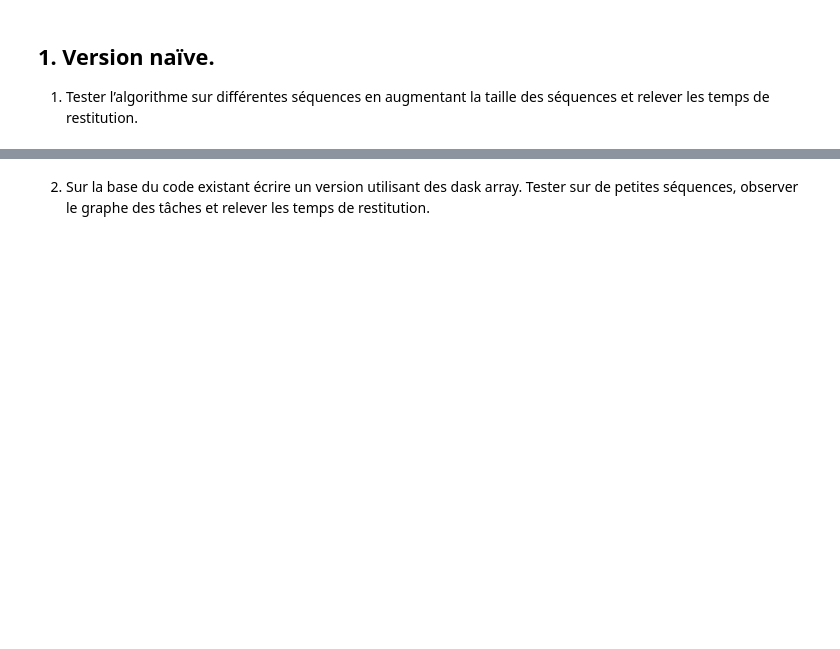
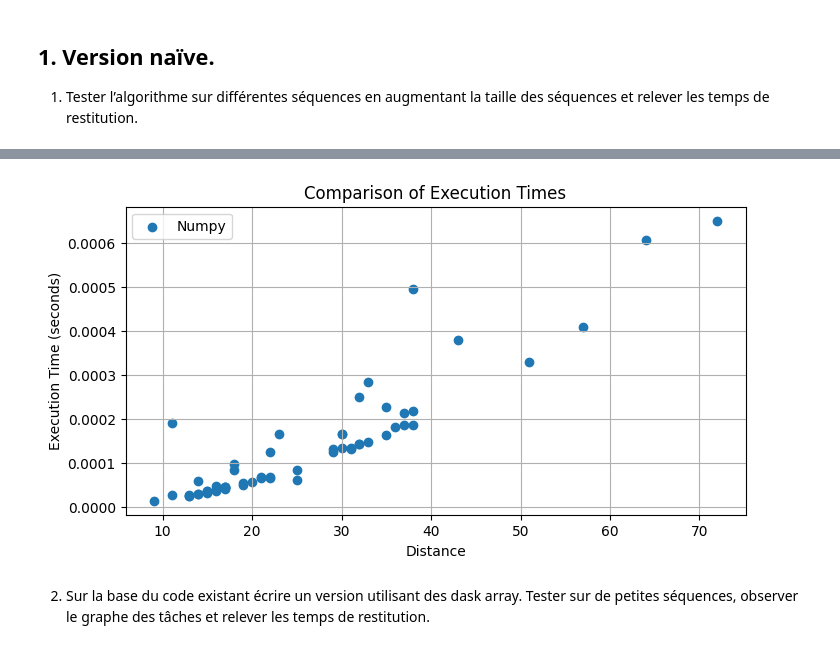
Before and after one commit to RodrigoFernandes-DA/TPs_Univ, a Jupyter notebook: Architectures et Technologies en Sciences des Données/TP6-Dask/TP06_03_Lev/M1SD-TP06-DaskArray-Levenshtein.ipynb, the cells around one changed output, grey strips where cells are left out. Drawn from its saved outputs; the diff is of its cells as text; code cells hidden in the pictures; blank space fills up the shorter version.

```diff
--- a/Architectures et Technologies en Sciences des Données/TP6-Dask/TP06_03_Lev/M1SD-TP06-DaskArray-Levenshtein.ipynb
+++ b/Architectures et Technologies en Sciences des Données/TP6-Dask/TP06_03_Lev/M1SD-TP06-DaskArray-Levenshtein.ipynb
@@ -146,3 +129,14 @@ plt.show()
+# %%
+plt.figure(figsize=(8, 4))
+plt.scatter(chars_np, np_times, label='Numpy', marker='o')
+plt.xlabel('Distance')
+plt.ylabel('Execution Time (seconds)')
+plt.title('Comparison of Execution Times')
+plt.legend()
+plt.grid()
+plt.show()
+# %% [output]
+[figure, added]
 # %% [markdown]
 2. Sur la base du code existant écrire un version utilisant des dask array.
 Tester sur de petites séquences, observer le graphe des tâches et relever les temps de restitution.
```
Also changed, not shown: parts of 12 cells of this notebook, 3 other files.
